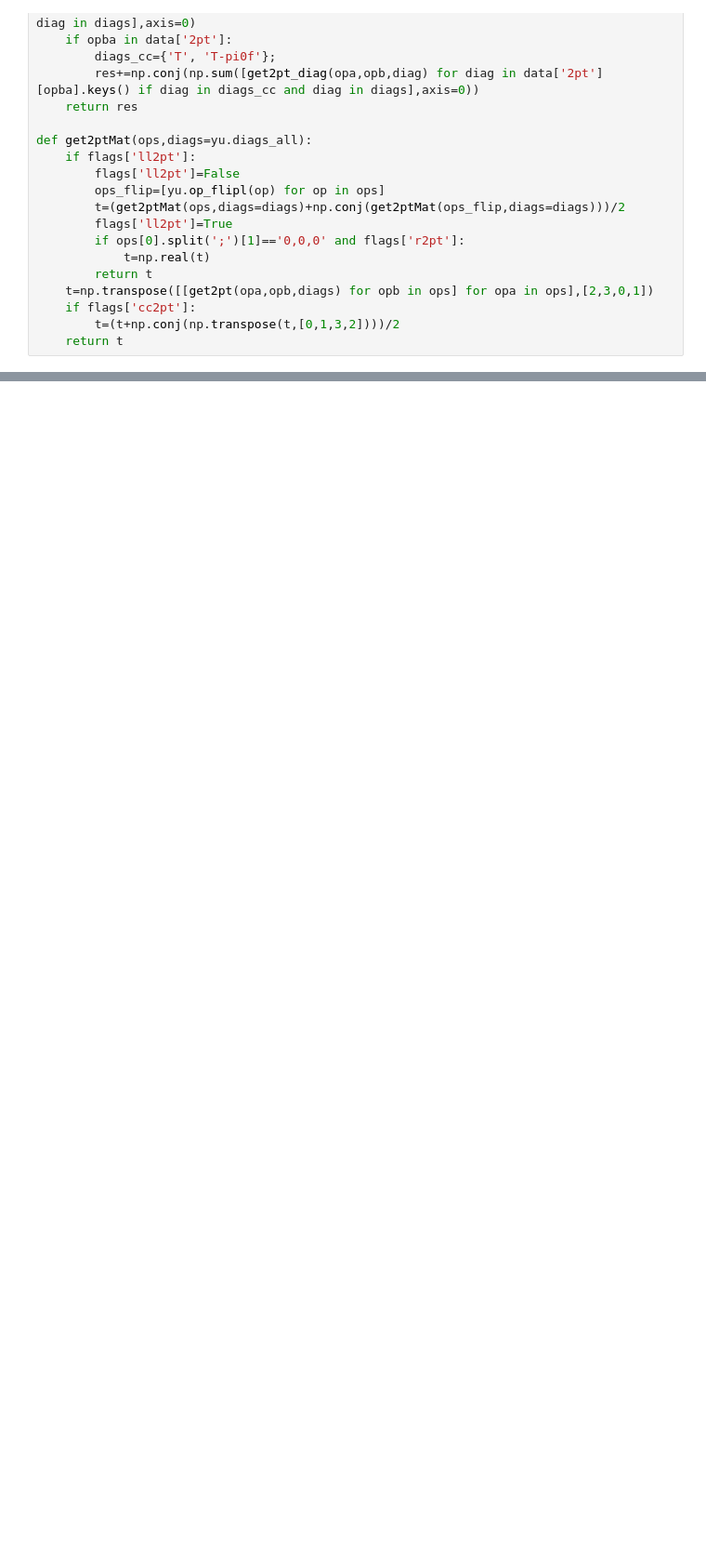
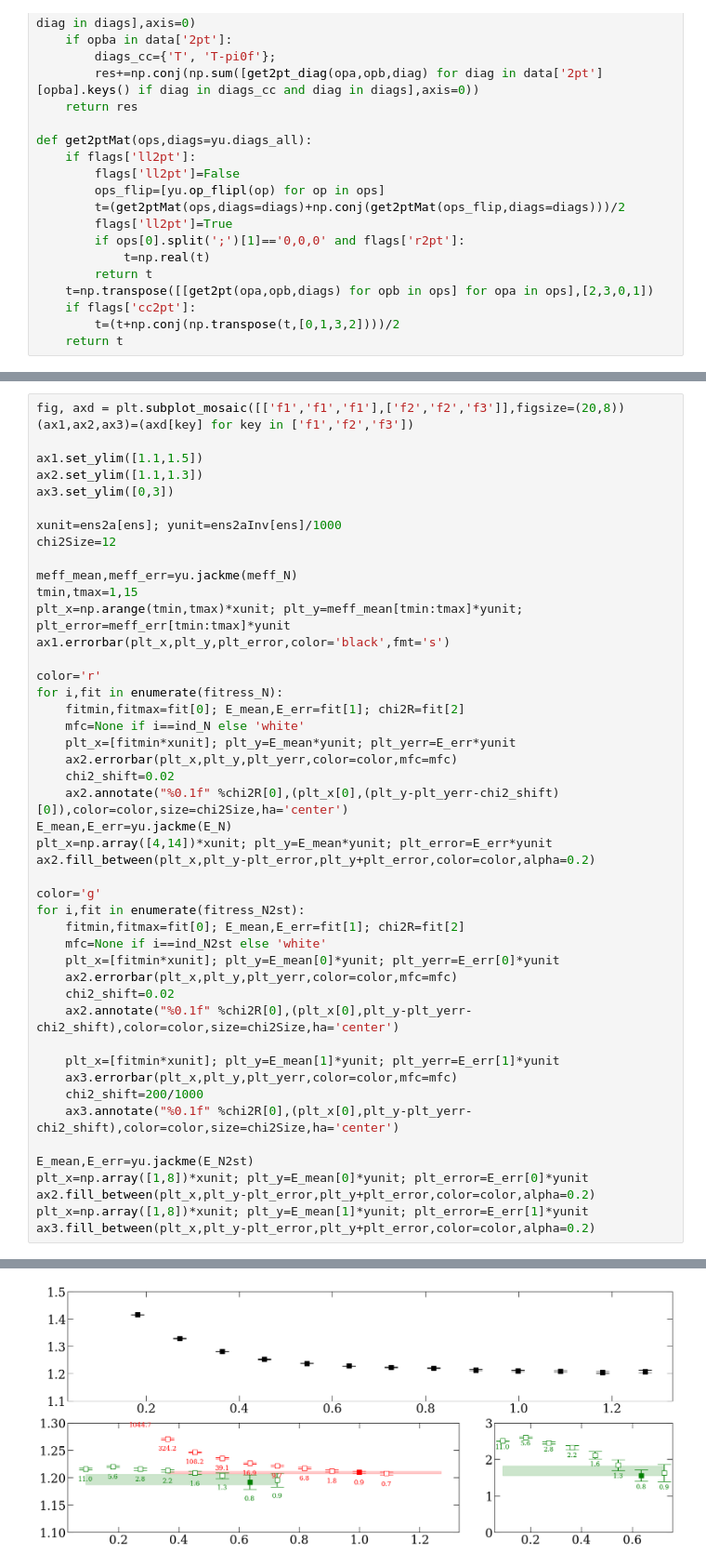
Before and after one commit to lee14916/glwc2, a Jupyter notebook: project/NST_f_Nsgm/analysis.ipynb, the cells around one changed output, grey strips where cells are left out. Shown at 93% size. Saved outputs shown, nothing was run; the diff lists cells and outputs as text; blank space fills up the shorter version.

```diff
--- a/project/NST_f_Nsgm/analysis.ipynb
+++ b/project/NST_f_Nsgm/analysis.ipynb
@@ -310,0 +372,48 @@ def get2ptMat(ops,diags=yu.diags_all):
+# %%
+fig, axd = plt.subplot_mosaic([['f1','f1','f1'],['f2','f2','f3']],figsize=(20,8))
+(ax1,ax2,ax3)=(axd[key] for key in ['f1','f2','f3'])
+
+ax1.set_ylim([1.1,1.5])
+ax2.set_ylim([1.1,1.3])
+ax3.set_ylim([0,3])
+
+xunit=ens2a[ens]; yunit=ens2aInv[ens]/1000
+chi2Size=12
+
+meff_mean,meff_err=yu.jackme(meff_N)
+tmin,tmax=1,15
+plt_x=np.arange(tmin,tmax)*xunit; plt_y=meff_mean[tmin:tmax]*yunit; plt_error=meff_err[tmin:tmax]*yunit
+ax1.errorbar(plt_x,plt_y,plt_error,color='black',fmt='s')
+
+color='r'
+for i,fit in enumerate(fitress_N):
+    fitmin,fitmax=fit[0]; E_mean,E_err=fit[1]; chi2R=fit[2]
+    mfc=None if i==ind_N else 'white'
+    plt_x=[fitmin*xunit]; plt_y=E_mean*yunit; plt_yerr=E_err*yunit
+    ax2.errorbar(plt_x,plt_y,plt_yerr,color=color,mfc=mfc)
+    chi2_shift=0.02
+    ax2.annotate("%0.1f" %chi2R[0],(plt_x[0],(plt_y-plt_yerr-chi2_shift)[0]),color=color,size=chi2Size,ha='center')
+E_mean,E_err=yu.jackme(E_N)
+plt_x=np.array([4,14])*xunit; plt_y=E_mean*yunit; plt_error=E_err*yunit
+ax2.fill_between(plt_x,plt_y-plt_error,plt_y+plt_error,color=color,alpha=0.2)
+
+color='g'
+for i,fit in enumerate(fitress_N2st):
+    fitmin,fitmax=fit[0]; E_mean,E_err=fit[1]; chi2R=fit[2]
+    mfc=None if i==ind_N2st else 'white'
+    plt_x=[fitmin*xunit]; plt_y=E_mean[0]*yunit; plt_yerr=E_err[0]*yunit
+    ax2.errorbar(plt_x,plt_y,plt_yerr,color=color,mfc=mfc)
+    chi2_shift=0.02
+    ax2.annotate("%0.1f" %chi2R[0],(plt_x[0],plt_y-plt_yerr-chi2_shift),color=color,size=chi2Size,ha='center')
+
+    plt_x=[fitmin*xunit]; plt_y=E_mean[1]*yunit; plt_yerr=E_err[1]*yunit
+    ax3.errorbar(plt_x,plt_y,plt_yerr,color=color,mfc=mfc)
+    chi2_shift=200/1000
+    ax3.annotate("%0.1f" %chi2R[0],(plt_x[0],plt_y-plt_yerr-chi2_shift),color=color,size=chi2Size,ha='center')
+
+E_mean,E_err=yu.jackme(E_N2st)
+plt_x=np.array([1,8])*xunit; plt_y=E_mean[0]*yunit; plt_error=E_err[0]*yunit
+ax2.fill_between(plt_x,plt_y-plt_error,plt_y+plt_error,color=color,alpha=0.2)
+plt_x=np.array([1,8])*xunit; plt_y=E_mean[1]*yunit; plt_error=E_err[1]*yunit
+ax3.fill_between(plt_x,plt_y-plt_error,plt_y+plt_error,color=color,alpha=0.2)
+# %% [output]
@@ -310,0 +421 @@ def get2ptMat(ops,diags=yu.diags_all):
+[figure, added]
```
Also changed, not shown: parts of 11 cells of this notebook.
